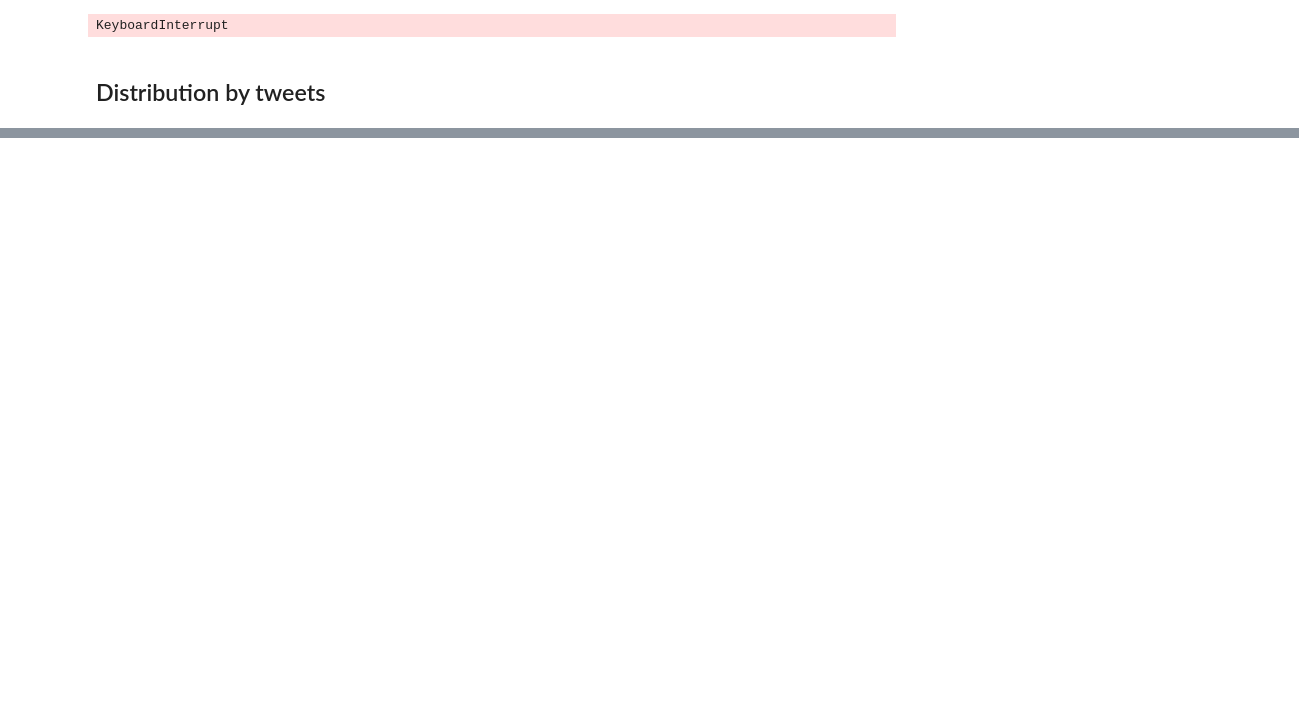
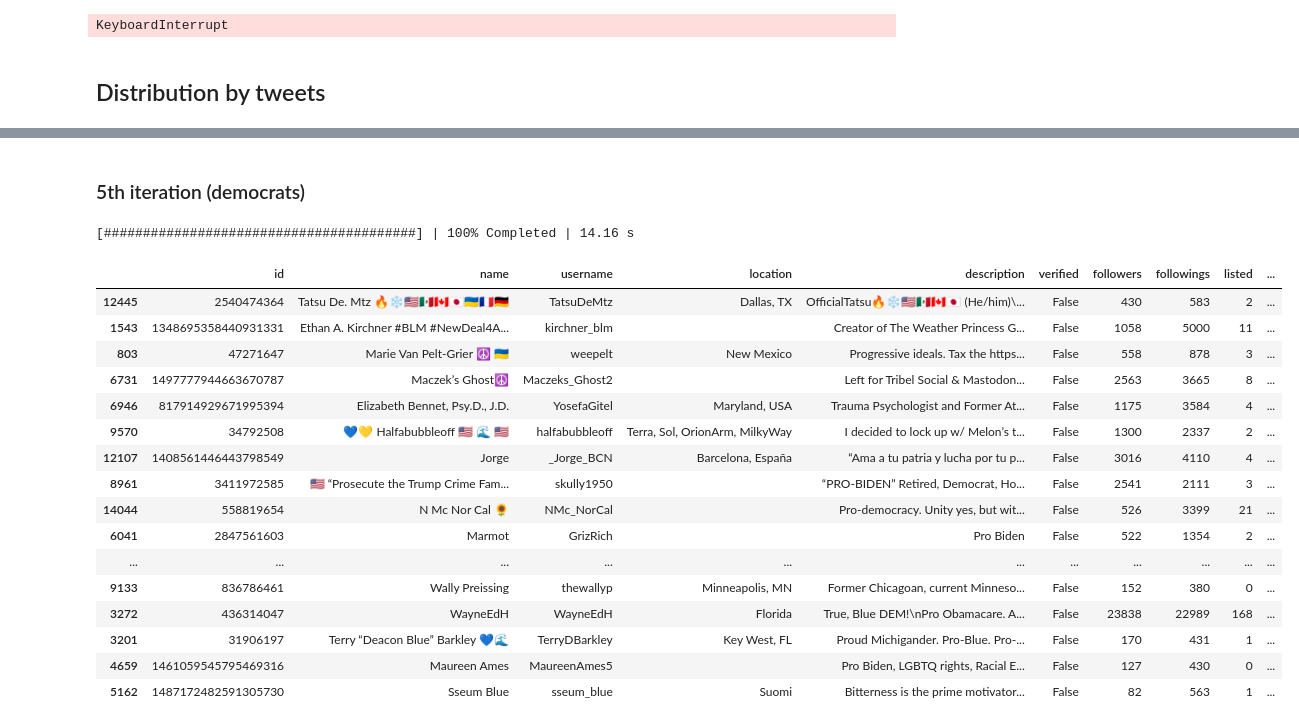
Before and after one commit to Goader/ukraine-tweets-eda, a Jupyter notebook: notebooks/political-views-segmentation.ipynb, the cells around one changed output, grey strips where cells are left out. Saved outputs shown, nothing was run; the diff lists cells and outputs as text; code cells hidden in the pictures; blank space fills up the shorter version.

```diff
--- a/notebooks/political-views-segmentation.ipynb
+++ b/notebooks/political-views-segmentation.ipynb
@@ -169,0 +478,2 @@ todo: how do we normalize location names?
+# %%
+republican_userids.update(sdf['id'])
@@ -169,0 +507,2 @@ todo: how do we normalize location names?
+# %% [markdown]
+### 5th iteration (democrats)
@@ -169,0 +516,33 @@ todo: how do we normalize location names?
+# %%
+fdf = df[~df['id'].isin(democrat_userids | republican_userids)]
+# %%
+regex = alternative_regex([
+    'pro-biden', 'pro biden', 'pro-obama', 'pro obama',
+    'pro-harris', 'pro harris', 'pro-pelosi', 'pro pelosi', 'pro-blinken', 'pro blinken',
+    'pro clinton', 'pro-clinton', 'pro-nuland', 'pro nuland'
+])
+# %%
+regex = regex + r'|pro-democrat\b|pro-democrats\b|pro democrat\b|pro democrats\b|pro democratic party'
+# %%
+with ProgressBar(dt=2.0):
+    sdf = description_search(fdf, regex).compute()
+sdf
+# %% [output]
+[########################################] | 100% Completed | 14.16 s
+|  | id | name | username | location | description | verified | followers | followings | listed | ... |
+| 12445 | 2540474364 | Tatsu De. Mtz 🔥❄🇺🇸🇲🇽🇨🇦🇯🇵🇺🇦🇫🇷🇩🇪 | TatsuDeMtz | Dallas, TX | OfficialTatsu🔥❄🇺🇸🇲🇽🇨🇦🇯🇵 (He/him)\... | False | 430 | 583 | 2 | ... |
+| 1543 | 1348695358440931331 | Ethan A. Kirchner #BLM #NewDeal4A... | kirchner_blm |  | Creator of The Weather Princess G... | False | 1058 | 5000 | 11 | ... |
+| 803 | 47271647 | Marie Van Pelt-Grier ☮️ 🇺🇦 | weepelt | New Mexico | Progressive ideals. Tax the https... | False | 558 | 878 | 3 | ... |
+| 6731 | 1497777944663670787 | Maczek’s Ghost☮️ | Maczeks_Ghost2 |  | Left for Tribel Social & Mastodon... | False | 2563 | 3665 | 8 | ... |
+| 6946 | 817914929671995394 | Elizabeth Bennet, Psy.D., J.D. | YosefaGitel | Maryland, USA | Trauma Psychologist and Former At... | False | 1175 | 3584 | 4 | ... |
+| 9570 | 34792508 | 💙💛 Halfabubbleoff 🇺🇸 🌊 🇺🇸 | halfabubbleoff | Terra, Sol, OrionArm, MilkyWay | I decided to lock up w/ Melon’s t... | False | 1300 | 2337 | 2 | ... |
+| 12107 | 1408561446443798549 | Jorge | _Jorge_BCN | Barcelona, España | “Ama a tu patria y lucha por tu p... | False | 3016 | 4110 | 4 | ... |
+| 8961 | 3411972585 | 🇺🇸 “Prosecute the Trump Crime Fam... | skully1950 |  | “PRO-BIDEN” Retired, Democrat, Ho... | False | 2541 | 2111 | 3 | ... |
+| 14044 | 558819654 | N Mc Nor Cal 🌻 | NMc_NorCal |  | Pro-democracy. Unity yes, but wit... | False | 526 | 3399 | 21 | ... |
+| 6041 | 2847561603 | Marmot | GrizRich |  | Pro Biden | False | 522 | 1354 | 2 | ... |
+| ... | ... | ... | ... | ... | ... | ... | ... | ... | ... | ... |
+| 9133 | 836786461 | Wally Preissing | thewallyp | Minneapolis, MN | Former Chicagoan, current Minneso... | False | 152 | 380 | 0 | ... |
+| 3272 | 436314047 | WayneEdH | WayneEdH | Florida | True, Blue DEM!\nPro Obamacare. A... | False | 23838 | 22989 | 168 | ... |
+| 3201 | 31906197 | Terry “Deacon Blue” Barkley 💙🌊 | TerryDBarkley | Key West, FL | Proud Michigander. Pro-Blue. Pro-... | False | 170 | 431 | 1 | ... |
+| 4659 | 1461059545795469316 | Maureen Ames | MaureenAmes5 |  | Pro Biden, LGBTQ rights, Racial E... | False | 127 | 430 | 0 | ... |
+| 5162 | 1487172482591305730 | Sseum Blue | sseum_blue | Suomi | Bitterness is the prime motivator... | False | 82 | 563 | 1 | ... |
```
Also changed, not shown: parts of 222 cells of this notebook, 7 other files.
